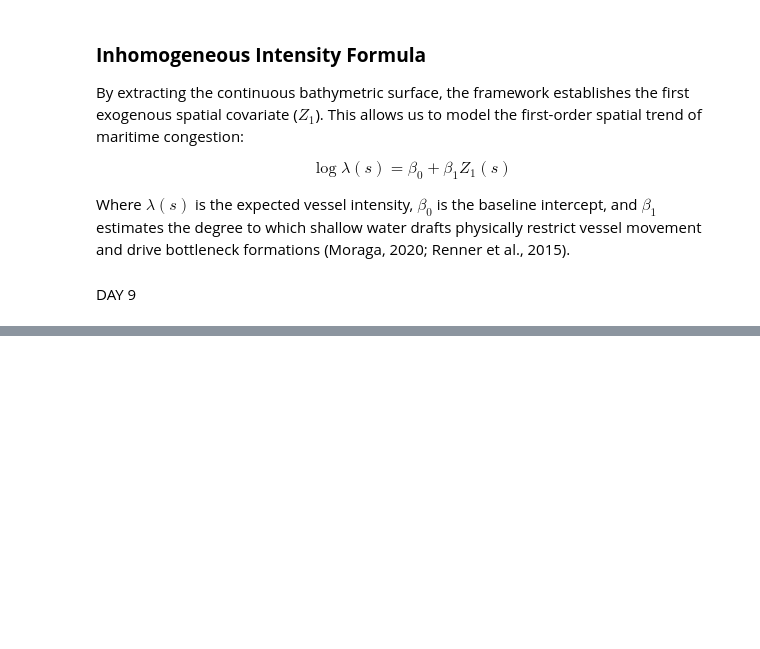
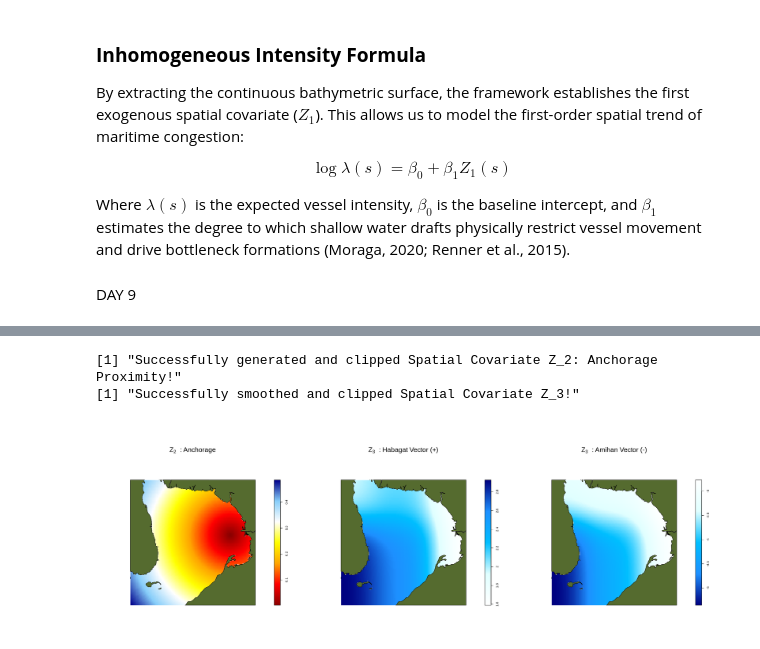
Before and after one commit to rm-cg/maritime-anisotropy-lgcp-R, a Jupyter notebook: 01_maritime_anisotropy_LGCP.ipynb, the cells around one changed output, grey strips where cells are left out. Saved outputs shown, nothing was run; the diff lists cells and outputs as text; code cells hidden in the pictures; blank space fills up the shorter version.

```diff
--- a/01_maritime_anisotropy_LGCP.ipynb
+++ b/01_maritime_anisotropy_LGCP.ipynb
@@ -391,0 +386,70 @@ plot(anchorage_ppp, add = TRUE, col = "red", pch = 19, cex = 1.5)
+# %%
+# DAY 9 - TASK 1 (FINAL METEOROLOGICAL SIGMA FIX): Infrastructural & Meteorological Covariates
+
+# --- SPATIAL COVARIATE Z2: ANCHORAGE PROXIMITY ---
+anchorage_ppp <- ppp(x = 120.9000, y = 14.5800, window = marine_window_aligned)
+Z2_raw <- distmap(anchorage_ppp, xy = marine_window_aligned)
+Z2_anchorage <- Z2_raw[marine_window_aligned, drop = FALSE]
+print("Successfully generated and clipped Spatial Covariate Z_2: Anchorage Proximity!")
+
+# --- SPATIAL COVARIATE Z3: MONSOONAL AXIS WIND PROJECTION ---
+library(terra)
+library(spatstat)
+
+era5_habagat <- rast("era5_wind_habagat.nc")
+era5_amihan <- rast("era5_wind_amihan.nc")
+
+u_mean_H <- mean(era5_habagat[[grep("u10", names(era5_habagat))]])
+v_mean_H <- mean(era5_habagat[[grep("v10", names(era5_habagat))]])
+u_mean_A <- mean(era5_amihan[[grep("u10", names(era5_amihan))]])
+v_mean_A <- mean(era5_amihan[[grep("v10", names(era5_amihan))]])
+
+angle_rad <- 45 * (pi / 180)
+force_habagat <- (u_mean_H * cos(angle_rad)) + (v_mean_H * sin(angle_rad))
+force_amihan <- (u_mean_A * cos(angle_rad)) + (v_mean_A * sin(angle_rad))
+
+df_H <- as.data.frame(force_habagat, xy = TRUE)
+colnames(df_H) <- c("x", "y", "wind_force")
+
+df_A <- as.data.frame(force_amihan, xy = TRUE)
+colnames(df_A) <- c("x", "y", "wind_force")
+
+# THE FIX 1: Use a strict rectangular bounding box for the sensor points
+# so atmospheric data hovering over landmasses is not deleted!
+sensor_window <- owin(c(120.5, 121.0), c(14.3, 14.8))
+wind_pts_H <- ppp(x = df_H$x, y = df_H$y, window = sensor_window, marks = df_H$wind_force)
+wind_pts_A <- ppp(x = df_A$x, y = df_A$y, window = sensor_window, marks = df_A$wind_force)
+
+# THE FIX 2: Lower the bandwidth to sigma = 0.1.
+# This prevents the homogenization effect, restoring the true variance of the maps.
+Z3_raw_H <- Smooth(wind_pts_H, sigma = 0.1, xy = marine_window_aligned)
+Z3_raw_A <- Smooth(wind_pts_A, sigma = 0.1, xy = marine_window_aligned)
+
+Z3_wind_H <- Z3_raw_H[marine_window_aligned, drop = FALSE]
+Z3_wind_A <- Z3_raw_A[marine_window_aligned, drop = FALSE]
+print("Successfully smoothed and clipped Spatial Covariate Z_3!")
+
+# --- CUSTOM COLOR PALETTES FOR PUBLICATION ---
+pal_z2 <- colorRampPalette(c("darkred", "red", "orange", "yellow", "white", "lightskyblue", "darkblue"))(256)
+pal_habagat <- colorRampPalette(c("white", "lightcyan", "deepskyblue", "dodgerblue", "navy"))(256)
+pal_amihan <- colorRampPalette(c("navy", "dodgerblue", "deepskyblue", "lightcyan", "white"))(256)
+
+# --- GRAPH COVARIATES Z2 & Z3 (WITH LANDMASS OVERLAYS) ---
+options(repr.plot.width = 21, repr.plot.height = 7)
+par(mfrow=c(1,3), cex.main=2)
+
+# THE FIX 3: Native expression subscript syntax
+plot(Z2_anchorage, main = expression(Z[2] ~ ": Anchorage"), col=pal_z2)
+plot(land_owin, add = TRUE, col = "darkolivegreen")
+
+plot(Z3_wind_H, main = expression(Z[3] ~ ": Habagat Vector (+)"), col=pal_habagat)
+plot(land_owin, add = TRUE, col = "darkolivegreen")
+
+plot(Z3_wind_A, main = expression(Z[3] ~ ": Amihan Vector (-)"), col=pal_amihan)
+plot(land_owin, add = TRUE, col = "darkolivegreen")
+
+par(mfrow=c(1,1))
+# %% [output]
+[1] "Successfully generated and clipped Spatial Covariate Z_2: Anchorage Proximity!"
+[1] "Successfully smoothed and clipped Spatial Covariate Z_3!"
+[figure, added]
```
Also changed, not shown: parts of 9 cells of this notebook.
